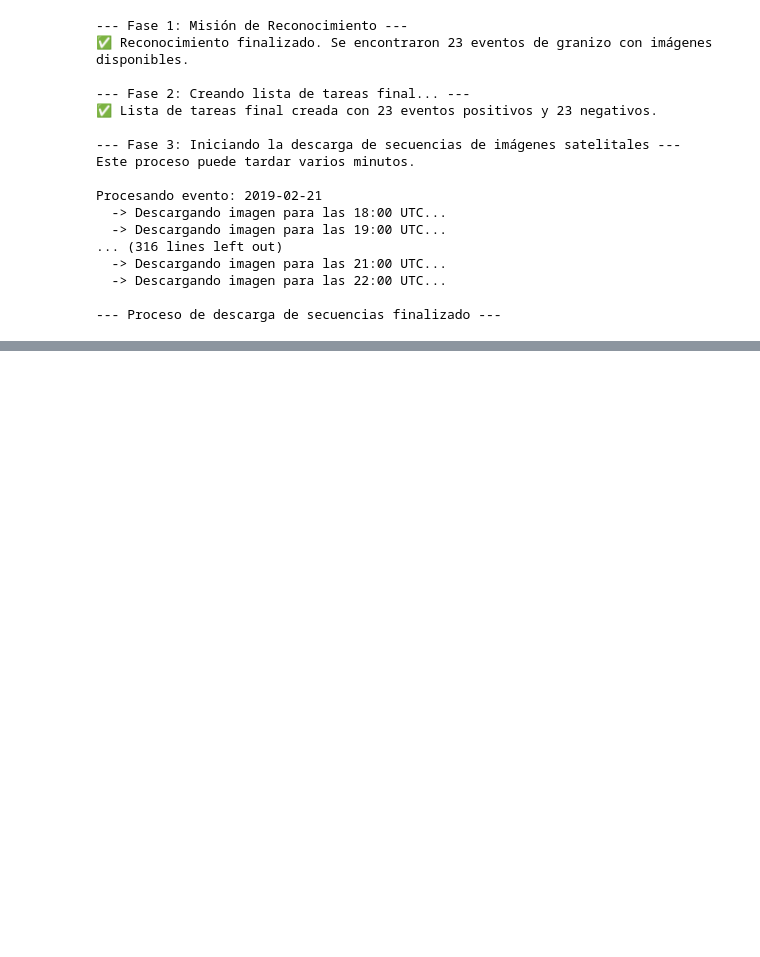
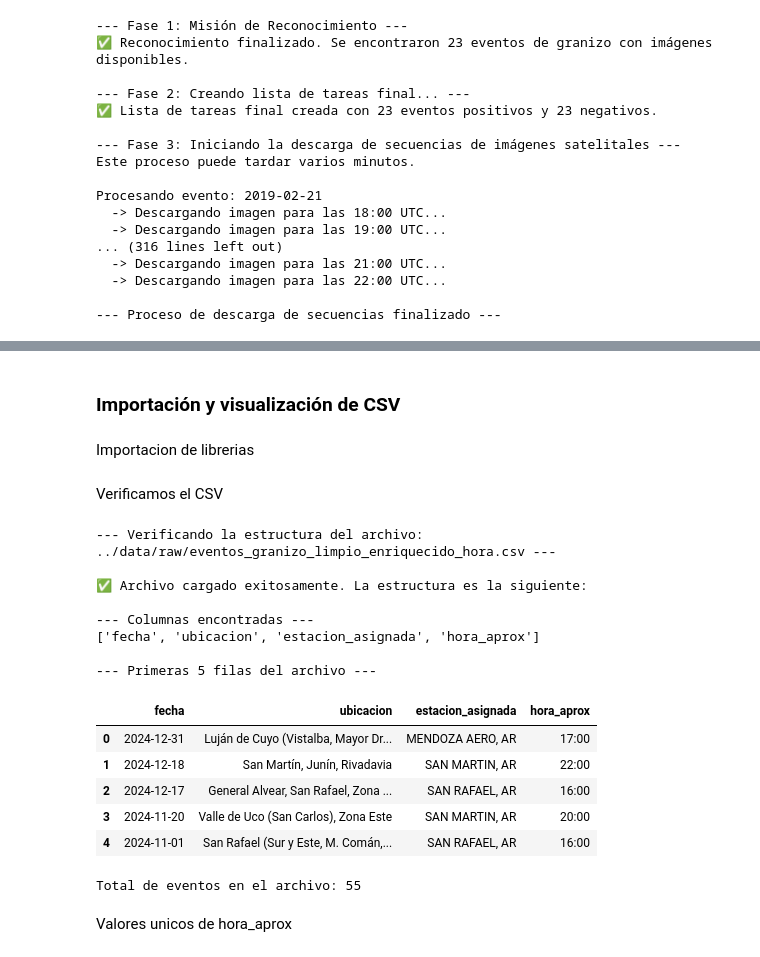
Before and after one commit to Nahuelito22/Nimbus-AI, a Jupyter notebook: notebooks/07_recoleccion_imagenes.ipynb, the cells around one changed output, grey strips where cells are left out. Drawn from its saved outputs; the diff is of its cells as text; code cells hidden in the pictures; blank space fills up the shorter version.

```diff
--- a/notebooks/07_recoleccion_imagenes.ipynb
+++ b/notebooks/07_recoleccion_imagenes.ipynb
@@ -683,0 +590,4 @@ Procesando evento: 2019-02-21
+# %% [markdown]
+### Importación y visualización de CSV
+# %% [markdown]
+Importacion de librerias
@@ -683,0 +596,45 @@ Procesando evento: 2019-02-21
+# %% [markdown]
+Verificamos el CSV
+# %%
+# --- 1. Definimos la ruta a tu nuevo archivo ---
+ruta_eventos_enriquecido = "../data/raw/eventos_granizo_limpio_enriquecido_hora.csv"
+
+print(f"--- Verificando la estructura del archivo: {ruta_eventos_enriquecido} ---")
+
+try:
+    # --- 2. Cargamos el archivo ---
+    df_verificacion = pd.read_csv(ruta_eventos_enriquecido)
+
+    # --- 3. Mostramos la información clave ---
+    print("\n✅ Archivo cargado exitosamente. La estructura es la siguiente:")
+
+    print("\n--- Columnas encontradas ---")
+    print(df_verificacion.columns.tolist())
+
+    print("\n--- Primeras 5 filas del archivo ---")
+    display(df_verificacion.head())
+
+    print(f"\nTotal de eventos en el archivo: {len(df_verificacion)}")
+
+except FileNotFoundError:
+    print(f"❌ Error: No se encontró el archivo en la ruta especificada. Revisa el nombre del archivo.")
+except Exception as e:
+    print(f"❌ Ocurrió un error al leer el archivo: {e}")
+# %% [output]
+--- Verificando la estructura del archivo: ../data/raw/eventos_granizo_limpio_enriquecido_hora.csv ---
+
+✅ Archivo cargado exitosamente. La estructura es la siguiente:
+
+--- Columnas encontradas ---
+['fecha', 'ubicacion', 'estacion_asignada', 'hora_aprox']
+
+--- Primeras 5 filas del archivo ---
+|  | fecha | ubicacion | estacion_asignada | hora_aprox |
+| 0 | 2024-12-31 | Luján de Cuyo (Vistalba, Mayor Dr... | MENDOZA AERO, AR | 17:00 |
+| 1 | 2024-12-18 | San Martín, Junín, Rivadavia | SAN MARTIN, AR | 22:00 |
+| 2 | 2024-12-17 | General Alvear, San Rafael, Zona ... | SAN RAFAEL, AR | 16:00 |
+| 3 | 2024-11-20 | Valle de Uco (San Carlos), Zona Este | SAN MARTIN, AR | 20:00 |
+| 4 | 2024-11-01 | San Rafael (Sur y Este, M. Comán,... | SAN RAFAEL, AR | 16:00 |
+Total de eventos en el archivo: 55
+# %% [markdown]
+Valores unicos de hora_aprox
```
Also changed, not shown: parts of 18 cells of this notebook, 6 other files.
